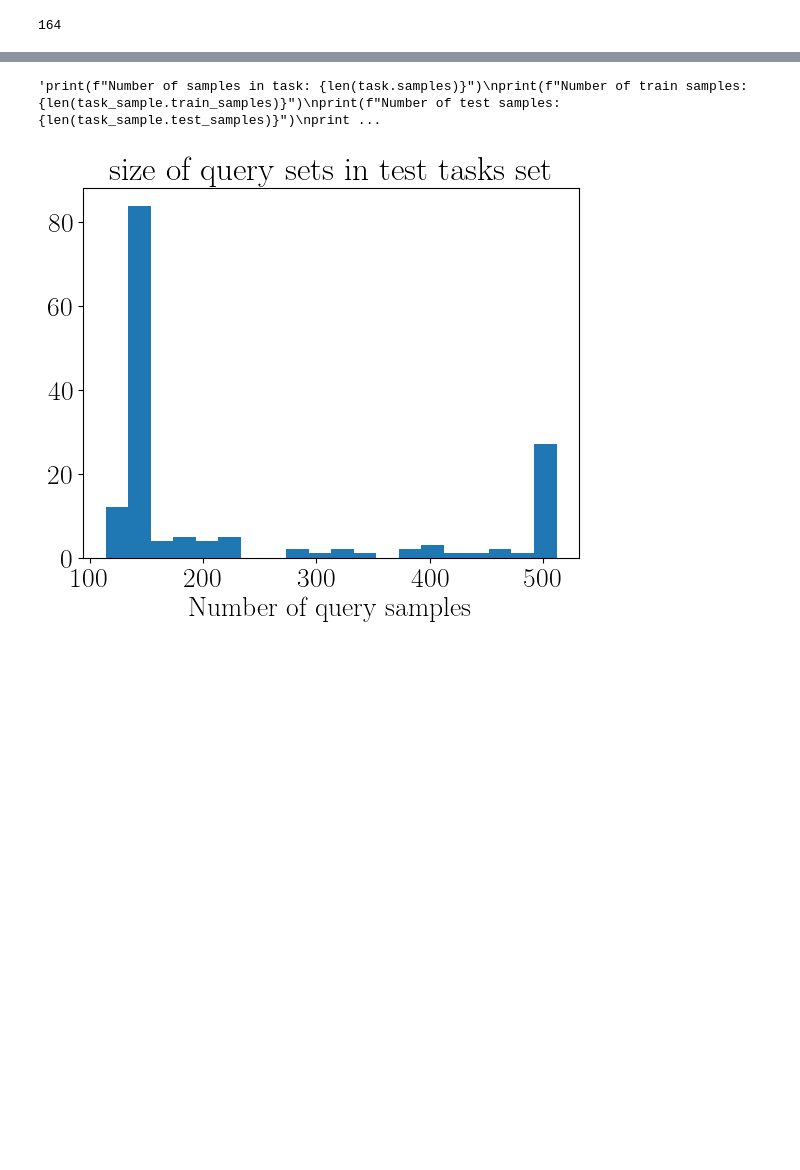
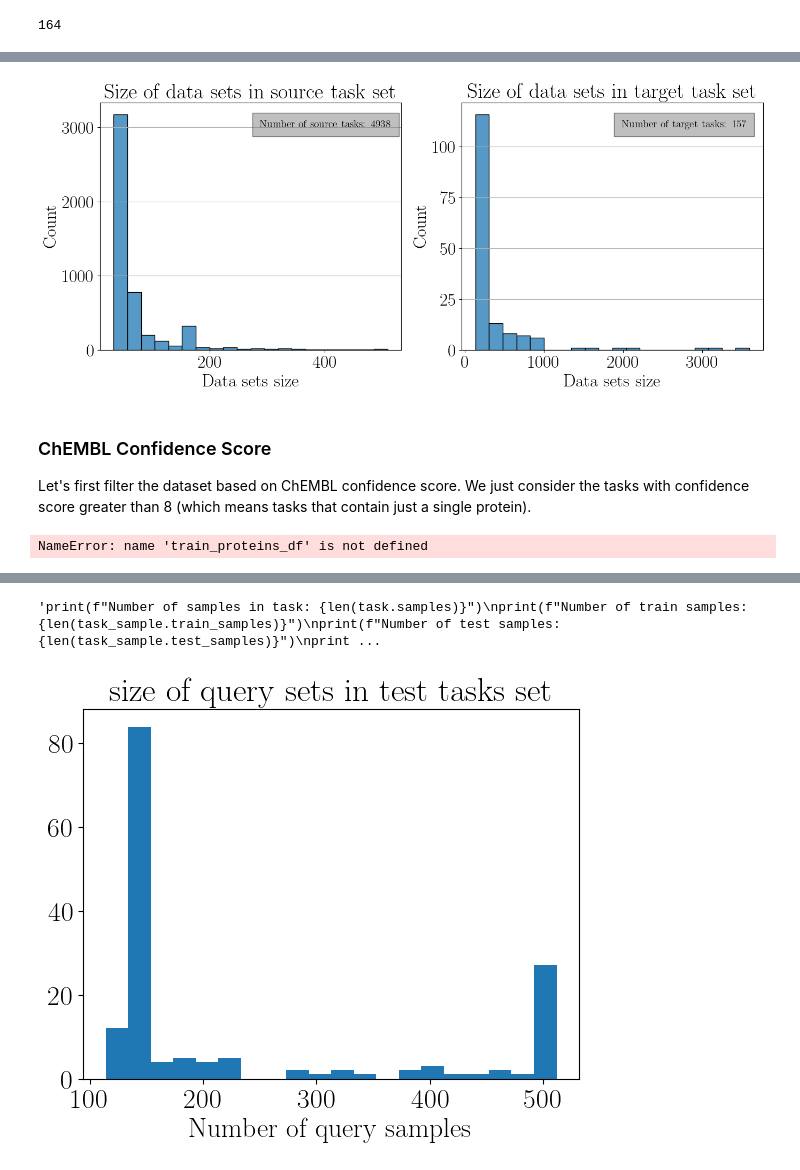
Before and after one commit to HFooladi/FS-Mol, a Jupyter notebook: notebooks/new_dataset.ipynb, the cells around one changed output, grey strips where cells are left out. Drawn from its saved outputs; the diff is of its cells as text; code cells hidden in the pictures; blank space fills up the shorter version.

```diff
--- a/notebooks/new_dataset.ipynb
+++ b/notebooks/new_dataset.ipynb
@@ -103,0 +104,21 @@ plt.show()
+# %%
+fig, ax = plt.subplots(1, 2, figsize=(16, 6))
+sns.histplot(np.array(train_tasks_size), bins=20, ax=ax[0])
+sns.histplot(np.array(tasks_size), bins=20,  ax=ax[1])
+ax[0].set_title('Size of data sets in source task set')
+ax[0].set_xlabel('Data sets size')
+ax[1].set_title('Size of data sets in target task set')
+ax[1].set_xlabel('Data sets size')
+
+ax[0].text(0.53, 0.9, 'Number of source tasks: 4938', transform=ax[0].transAxes, bbox={
+        'facecolor': 'grey', 'alpha': 0.5, 'pad': 10}, fontsize=14)
+
+ax[1].text(0.53, 0.9, 'Number of target tasks: 157', transform=ax[1].transAxes, bbox={
+        'facecolor': 'grey', 'alpha': 0.5, 'pad': 10}, fontsize=14)
+
+fig.savefig('assets/dataset_size.pdf', transparent=True, backend='pgf', bbox_inches='tight')
+ax[0].grid(axis='y')
+ax[1].grid(axis='y')
+plt.show()
+# %% [output]
+[figure, added]
@@ -103,0 +136,13 @@ plt.show()
+# %% [markdown]
+### ChEMBL Confidence Score
+Let's first filter the dataset based on ChEMBL confidence score. We just consider the tasks with confidence score greater than 8 (which means tasks that contain just a single protein).
+# %%
+## Check how many of ChEMBL ids in train adn test set have confidence score of 8 or 9
+train_proteins_df = train_proteins_df[train_proteins_df["confidence"] >= 8]
+test_proteins_df = test_proteins_df[test_proteins_df["confidence"] >= 8]
+
+
+print(train_proteins_df.shape)
+print(test_proteins_df.shape)
+# %% [output]
+NameError: name 'train_proteins_df' is not defined
```
Also changed, not shown: parts of 127 cells of this notebook.
